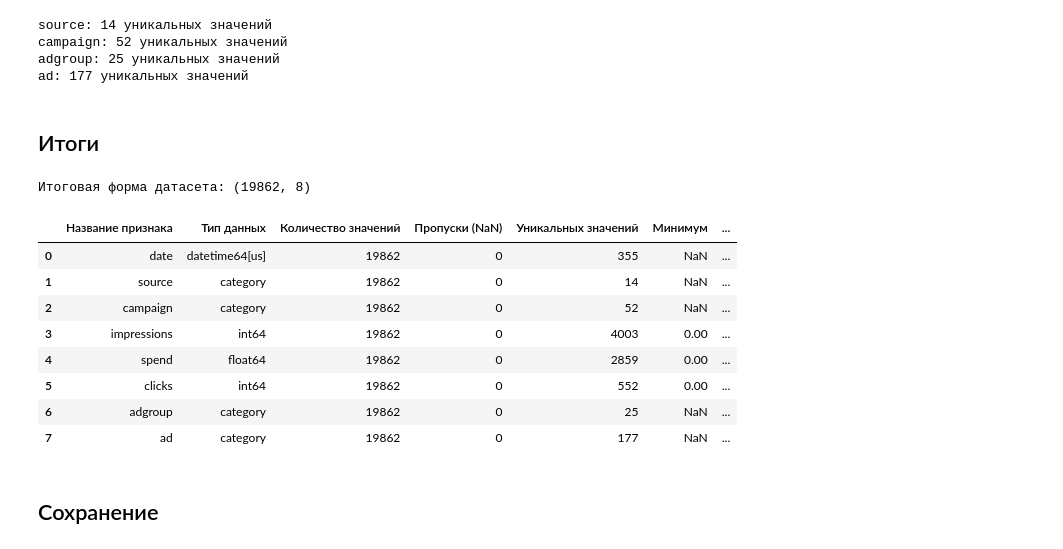
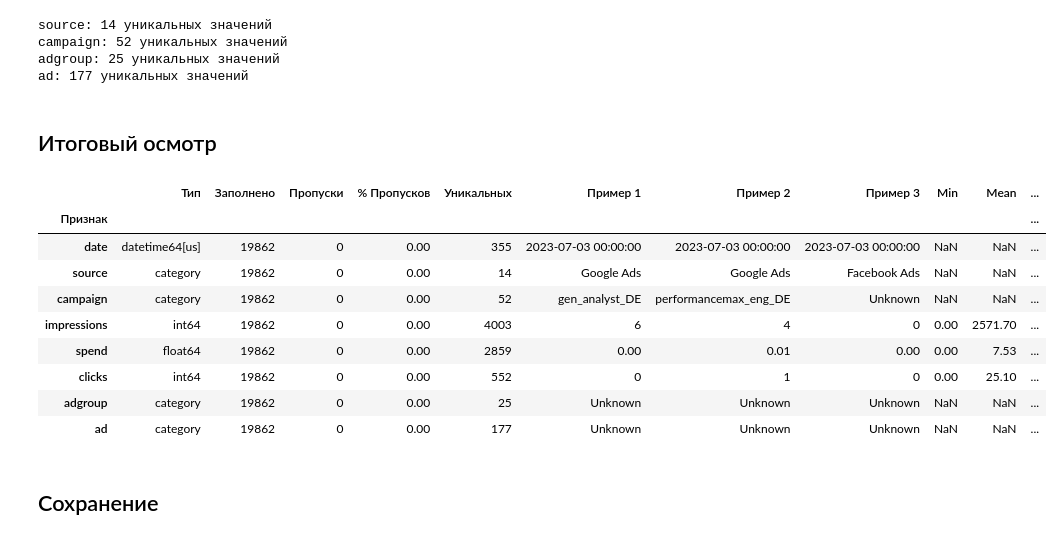
Before and after one commit to AlexVerAdmin/FinProject, a Jupyter notebook: notebooks/02_cleaning_spend.ipynb, the cells around one changed output. Saved outputs shown, nothing was run; the diff lists cells and outputs as text; code cells hidden in the pictures.

Commit message:
Update notebooks and data files

```diff
--- a/notebooks/02_cleaning_spend.ipynb
+++ b/notebooks/02_cleaning_spend.ipynb
@@ -10,15 +10,19 @@ from IPython.display import display
 
 import help_130625_dam as h
 
-DATA_PATH = os.path.join('..', 'Sources', 'Spend (Done).xlsx')
-OUT_PATH  = os.path.join('..', 'data', 'cleaned', 'spend_clean.pkl')
+# Пути к данным
+RAW_DATA_DIR    = os.path.join('..', 'Sources')
+CLEANED_DIR     = os.path.join('..', 'data', 'cleaned')
+
+SPEND_INPUT  = os.path.join(RAW_DATA_DIR, 'Spend (Done).xlsx')
+SPEND_OUTPUT = os.path.join(CLEANED_DIR, 'spend_clean.pkl')
 
 pd.set_option('display.float_format', '{:.2f}'.format)
 np.set_printoptions(suppress=True, precision=2)
 # %% [markdown]
 ## Загрузка и первичный осмотр
 # %%
-df = pd.read_excel(DATA_PATH)
+df = pd.read_excel(SPEND_INPUT)
 
 # Переименование столбцов в snake_case
 df.columns = [h.to_snake(c) for c in df.columns]
@@ -27,6 +31,6 @@ print(f'Форма: {df.shape}')
 
 n_before = df.shape[0]
 
-h.descr_df(df, include='all', show_sample_rows=True)
+h.descr_df(df, include='all', show_sample_rows=False)
 # %% [output]
 Форма: (20779, 8)
@@ -57,14 +53,6 @@ print('Строк без пропусков:', df.dropna().shape[0])
 # %%
-full_dupes = df.duplicated().sum()
-print(f'Полных дубликатов: {full_dupes}')
-
-# У Spend нет Id — дубликат это полное совпадение всех полей
 if full_dupes > 0:
-    print('Пример дубликатов:')
-    dupes_df = df[df.duplicated(keep=False)].sort_values('date')
-    display(dupes_df.head(10))
-
-    print("\nИтоги по числовым полям в дубликатах (сумма):")
+    print("Итоги по числовым полям в дубликатах (сумма):")
     # Вычисляем суммы только для строк, которые будут удалены (keep='first' оставит одну, остальные в расчет)
     removed_dupes = df[df.duplicated(keep='first')]
     summary_dupes = removed_dupes[['impressions', 'spend', 'clicks']].sum()
@@ -186,22 +161,20 @@ campaign: 52 уникальных значений
 adgroup: 25 уникальных значений
 ad: 177 уникальных значений
 # %% [markdown]
-## Итоги
+## Итоговый осмотр
 # %%
-print(f'Итоговая форма датасета: {df.shape}')
-
-h.descr_df(df, include='all')
+h.descr_df(df, include='all', show_stats=True, show_sample_rows=True, show_quartiles=True)
 # %% [output]
-Итоговая форма датасета: (19862, 8)
-|  | Название признака | Тип данных | Количество значений | Пропуски (NaN) | Уникальных значений | Минимум | ... |
-| 0 | date | datetime64[us] | 19862 | 0 | 355 | NaN | ... |
-| 1 | source | category | 19862 | 0 | 14 | NaN | ... |
-| 2 | campaign | category | 19862 | 0 | 52 | NaN | ... |
-| 3 | impressions | int64 | 19862 | 0 | 4003 | 0.00 | ... |
-| 4 | spend | float64 | 19862 | 0 | 2859 | 0.00 | ... |
-| 5 | clicks | int64 | 19862 | 0 | 552 | 0.00 | ... |
-| 6 | adgroup | category | 19862 | 0 | 25 | NaN | ... |
-| 7 | ad | category | 19862 | 0 | 177 | NaN | ... |
+|  | Тип | Заполнено | Пропуски | % Пропусков | Уникальных | Пример 1 | Пример 2 | Пример 3 | Min | Mean | ... |
+| Признак |  |  |  |  |  |  |  |  |  |  | ... |
+| date | datetime64[us] | 19862 | 0 | 0.00 | 355 | 2023-07-03 00:00:00 | 2023-07-03 00:00:00 | 2023-07-03 00:00:00 | NaN | NaN | ... |
+| source | category | 19862 | 0 | 0.00 | 14 | Google Ads | Google Ads | Facebook Ads | NaN | NaN | ... |
+| campaign | category | 19862 | 0 | 0.00 | 52 | gen_analyst_DE | performancemax_eng_DE | Unknown | NaN | NaN | ... |
+| impressions | int64 | 19862 | 0 | 0.00 | 4003 | 6 | 4 | 0 | 0.00 | 2571.70 | ... |
+| spend | float64 | 19862 | 0 | 0.00 | 2859 | 0.00 | 0.01 | 0.00 | 0.00 | 7.53 | ... |
+| clicks | int64 | 19862 | 0 | 0.00 | 552 | 0 | 1 | 0 | 0.00 | 25.10 | ... |
+| adgroup | category | 19862 | 0 | 0.00 | 25 | Unknown | Unknown | Unknown | NaN | NaN | ... |
+| ad | category | 19862 | 0 | 0.00 | 177 | Unknown | Unknown | Unknown | NaN | NaN | ... |
 # %% [markdown]
 ## Сохранение
 # %%
```
Also changed, not shown: parts of 9 cells of this notebook, 11 other files.
